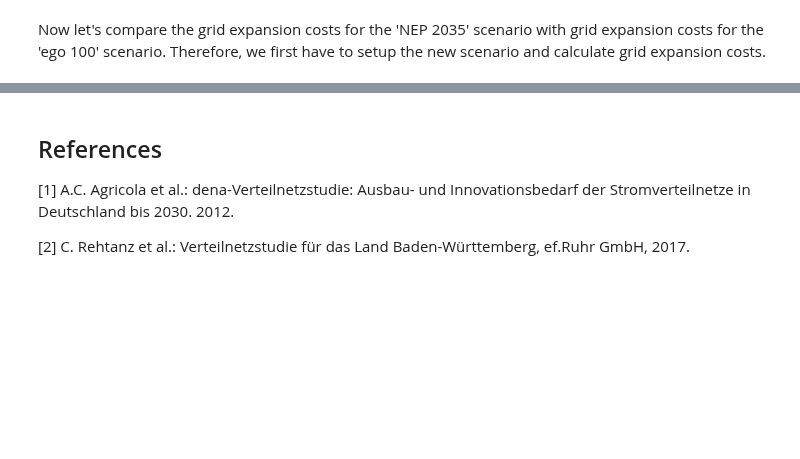
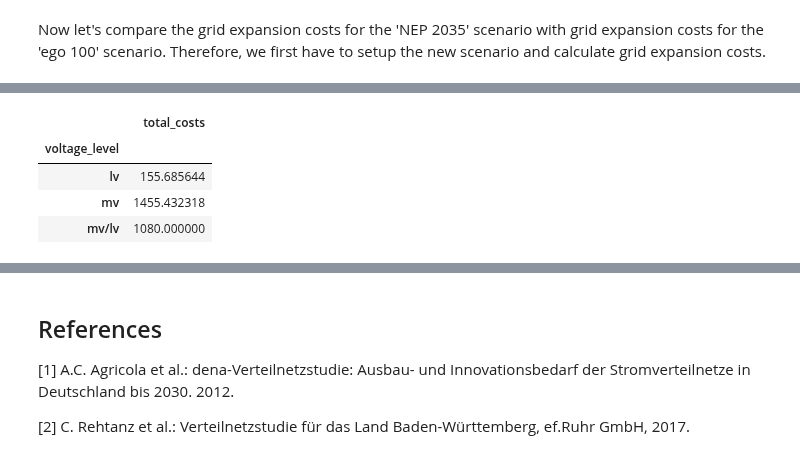
Before and after one commit to openego/eDisGo, a Jupyter notebook: examples/edisgo_simple_example.ipynb, the cells around one changed output, grey strips where cells are left out. Drawn from its saved outputs; the diff is of its cells as text; code cells hidden in the pictures; blank space fills up the shorter version.

```diff
--- a/examples/edisgo_simple_example.ipynb
+++ b/examples/edisgo_simple_example.ipynb
@@ -570,7 +570,13 @@ INFO:pypsa.pf:Newton-Raphson solved in 3 iterations with error of 0.000000 in 0.
 # %%
 # get grouped costs
-costs_grouped_ego100 = edisgo_ego100.network.results.grid_expansion_costs.groupby(['voltage_level']).sum()
+costs_grouped_ego100 = edisgo_ego100.results.grid_expansion_costs.groupby(['voltage_level']).sum()
 costs_grouped_ego100.loc[:, ['total_costs']]
+# %% [output]
+|  | total_costs |
+| voltage_level |  |
+| lv | 155.685644 |
+| mv | 1455.432318 |
+| mv/lv | 1080.000000 |
 # %%
 # compare expansion costs for both scenarios in a plot
 
```
Also changed, not shown: parts of 2 cells of this notebook.
